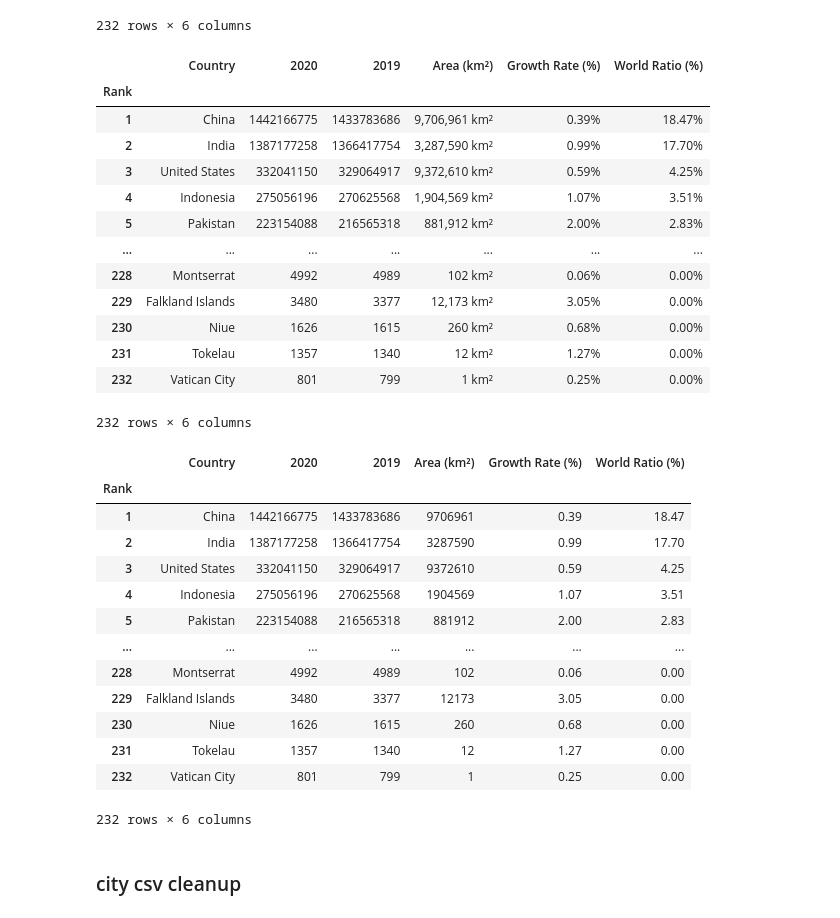
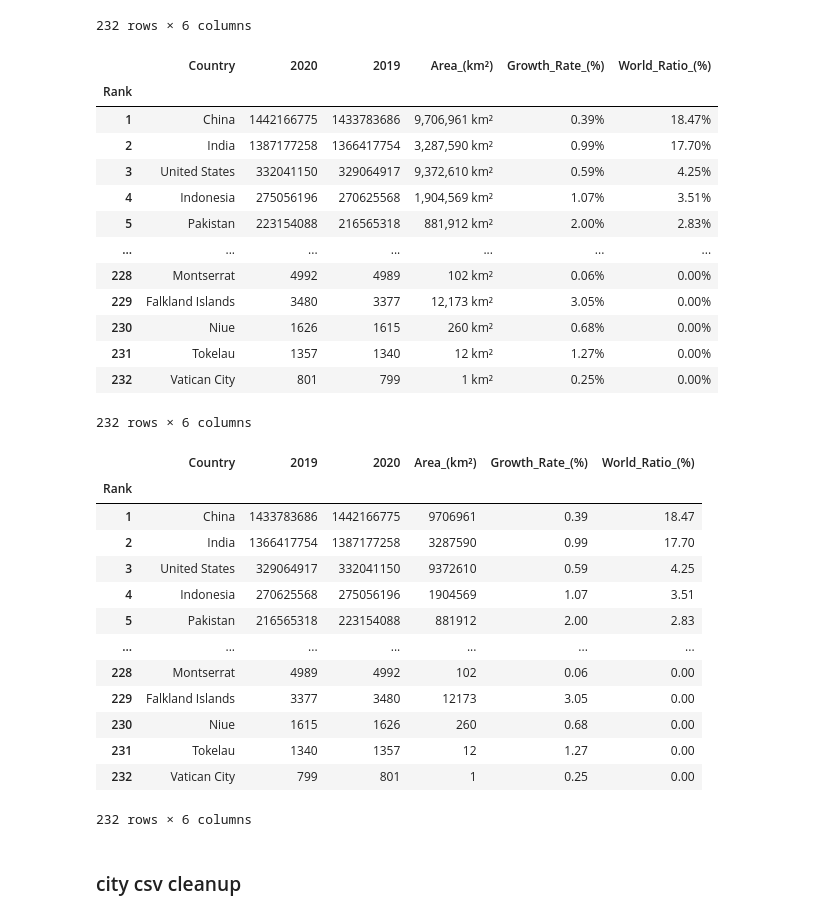
Before and after one commit to Rye-Git/UWA-Project_2, a Jupyter notebook: source_code/data_cleanup.ipynb, the cells around one changed output. Cells and saved outputs as stored; diff of their text form; code cells hidden in the pictures.

```diff
--- a/source_code/data_cleanup.ipynb
+++ b/source_code/data_cleanup.ipynb
@@ -66,14 +66,14 @@ country_df
 country_df.rename(columns={
     '2021 (Live)':'2020',
     '2019 Population':'2019',
-    'Area':'Area (km²)',
-    'Growth Rate':'Growth Rate (%)',
-    'World %':'World Ratio (%)'
+    'Area':'Area_(km²)',
+    'Growth Rate':'Growth_Rate_(%)',
+    'World %':'World_Ratio_(%)'
  },inplace=True)
 # %%
 country_df
 # %% [output]
-|  | Country | 2020 | 2019 | Area (km²) | Growth Rate (%) | World Ratio (%) |
+|  | Country | 2020 | 2019 | Area_(km²) | Growth_Rate_(%) | World_Ratio_(%) |
 | Rank |  |  |  |  |  |  |
 | 1 | China | 1442166775 | 1433783686 | 9,706,961 km² | 0.39% | 18.47% |
 | 2 | India | 1387177258 | 1366417754 | 3,287,590 km² | 0.99% | 17.70% |
@@ -87,27 +87,30 @@ country_df
 | 231 | Tokelau | 1357 | 1340 | 12 km² | 1.27% | 0.00% |
 | 232 | Vatican City | 801 | 799 | 1 km² | 0.25% | 0.00% |
 232 rows × 6 columns
+# %%
+# Re-arrange the columns
+country_df = country_df[['Country', '2019', '2020', 'Area_(km²)', 'Growth_Rate_(%)', 'World_Ratio_(%)']]
 # %%
 # Remove unecessary characters
-country_df['Area (km²)'] = country_df['Area (km²)'].str.rsplit(' ', 0).str.get(0)
-country_df['Area (km²)'] = country_df['Area (km²)'].str.replace(',', '')
-country_df['Growth Rate (%)'] = country_df['Growth Rate (%)'].str.rsplit('%', 0).str.get(0)
-country_df['World Ratio (%)'] = country_df['World Ratio (%)'].str.rsplit('%', 0).str.get(0)
+country_df['Area_(km²)'] = country_df['Area_(km²)'].str.rsplit(' ', 0).str.get(0)
+country_df['Area_(km²)'] = country_df['Area_(km²)'].str.replace(',', '')
+country_df['Growth_Rate_(%)'] = country_df['Growth_Rate_(%)'].str.rsplit('%', 0).str.get(0)
+country_df['World_Ratio_(%)'] = country_df['World_Ratio_(%)'].str.rsplit('%', 0).str.get(0)
 country_df
 # %% [output]
-|  | Country | 2020 | 2019 | Area (km²) | Growth Rate (%) | World Ratio (%) |
+|  | Country | 2019 | 2020 | Area_(km²) | Growth_Rate_(%) | World_Ratio_(%) |
 | Rank |  |  |  |  |  |  |
-| 1 | China | 1442166775 | 1433783686 | 9706961 | 0.39 | 18.47 |
-| 2 | India | 1387177258 | 1366417754 | 3287590 | 0.99 | 17.70 |
-| 3 | United States | 332041150 | 329064917 | 9372610 | 0.59 | 4.25 |
-| 4 | Indonesia | 275056196 | 270625568 | 1904569 | 1.07 | 3.51 |
-| 5 | Pakistan | 223154088 | 216565318 | 881912 | 2.00 | 2.83 |
+| 1 | China | 1433783686 | 1442166775 | 9706961 | 0.39 | 18.47 |
+| 2 | India | 1366417754 | 1387177258 | 3287590 | 0.99 | 17.70 |
+| 3 | United States | 329064917 | 332041150 | 9372610 | 0.59 | 4.25 |
+| 4 | Indonesia | 270625568 | 275056196 | 1904569 | 1.07 | 3.51 |
+| 5 | Pakistan | 216565318 | 223154088 | 881912 | 2.00 | 2.83 |
 | ... | ... | ... | ... | ... | ... | ... |
-| 228 | Montserrat | 4992 | 4989 | 102 | 0.06 | 0.00 |
-| 229 | Falkland Islands | 3480 | 3377 | 12173 | 3.05 | 0.00 |
-| 230 | Niue | 1626 | 1615 | 260 | 0.68 | 0.00 |
-| 231 | Tokelau | 1357 | 1340 | 12 | 1.27 | 0.00 |
-| 232 | Vatican City | 801 | 799 | 1 | 0.25 | 0.00 |
+| 228 | Montserrat | 4989 | 4992 | 102 | 0.06 | 0.00 |
+| 229 | Falkland Islands | 3377 | 3480 | 12173 | 3.05 | 0.00 |
+| 230 | Niue | 1615 | 1626 | 260 | 0.68 | 0.00 |
+| 231 | Tokelau | 1340 | 1357 | 12 | 1.27 | 0.00 |
+| 232 | Vatican City | 799 | 801 | 1 | 0.25 | 0.00 |
 232 rows × 6 columns
 # %%
 # export the country_df to a csv file
```
Also changed, not shown: parts of 8 cells of this notebook, 6 other files.
